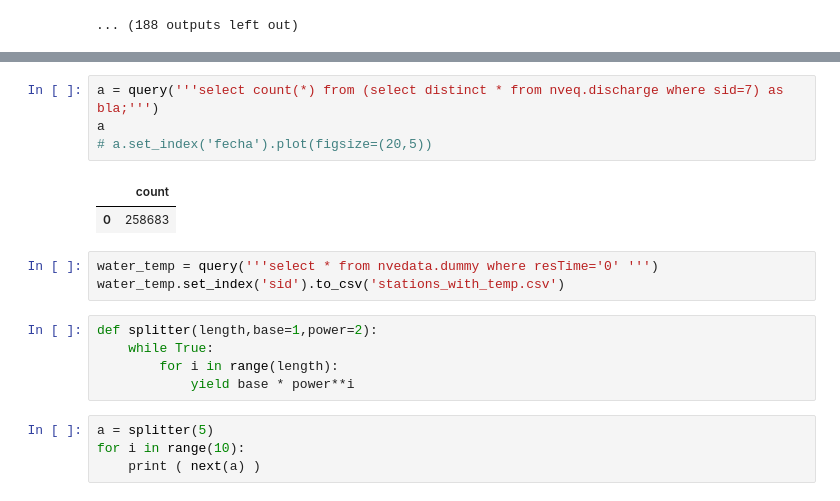
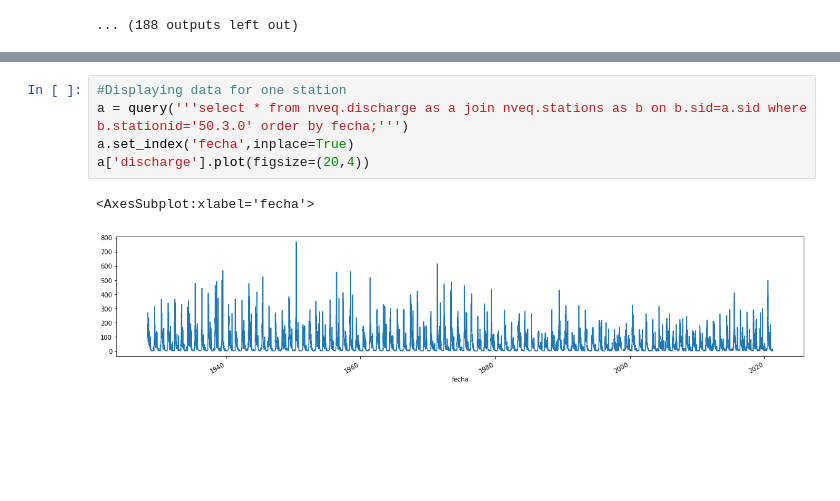
Before and after one commit to Lecheps/catchCan_tools, a Jupyter notebook: get_nve_data.ipynb, the cells around one changed output, grey strips where cells are left out. Drawn from its saved outputs; the diff is of its cells as text; blank space fills up the shorter version.

```diff
--- a/get_nve_data.ipynb
+++ b/get_nve_data.ipynb
@@ -547,20 +514,9 @@ for i,j in a.iterrows():
-# %%
-a = query('''select count(*) from (select distinct * from nveq.discharge where sid=7) as bla;''')
-a
-# a.set_index('fecha').plot(figsize=(20,5))
-# %% [output]
-|  | count |
-| 0 | 258683 |
-# %%
-water_temp = query('''select * from nvedata.dummy where resTime='0' ''')
-water_temp.set_index('sid').to_csv('stations_with_temp.csv')
-# %%
-def splitter(length,base=1,power=2):
-    while True:
-        for i in range(length):
-            yield base * power**i
-# %%
-a = splitter(5)
-for i in range(10):
-    print ( next(a) )
+# %%
+#Displaying data for one station
+a = query('''select * from nveq.discharge as a join nveq.stations as b on b.sid=a.sid where b.stationid='50.3.0' order by fecha;''')
+a.set_index('fecha',inplace=True)
+a['discharge'].plot(figsize=(20,4))
+# %% [output]
+<AxesSubplot:xlabel='fecha'>
+[figure, added]
 # %%
```
Also changed, not shown: parts of 5 cells of this notebook, 3 other files.
